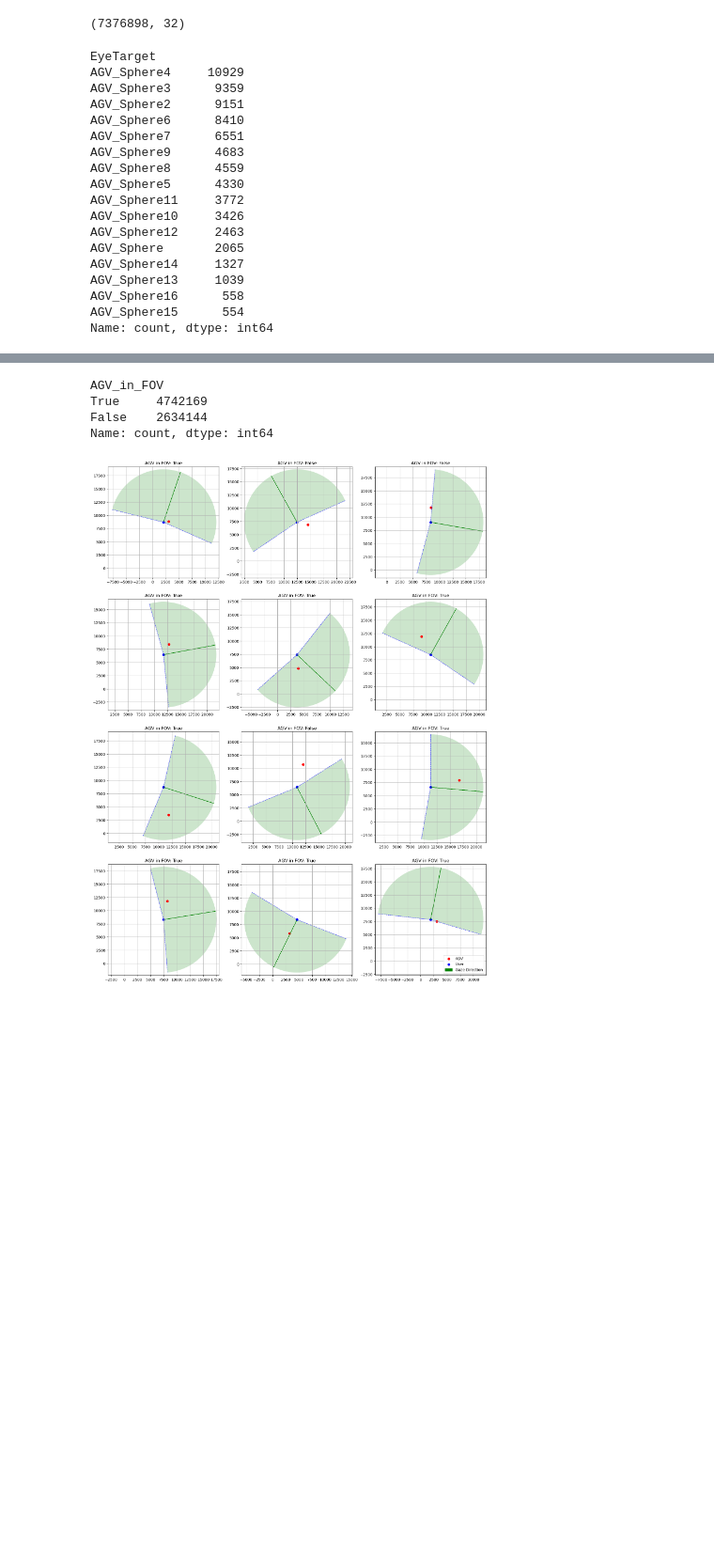
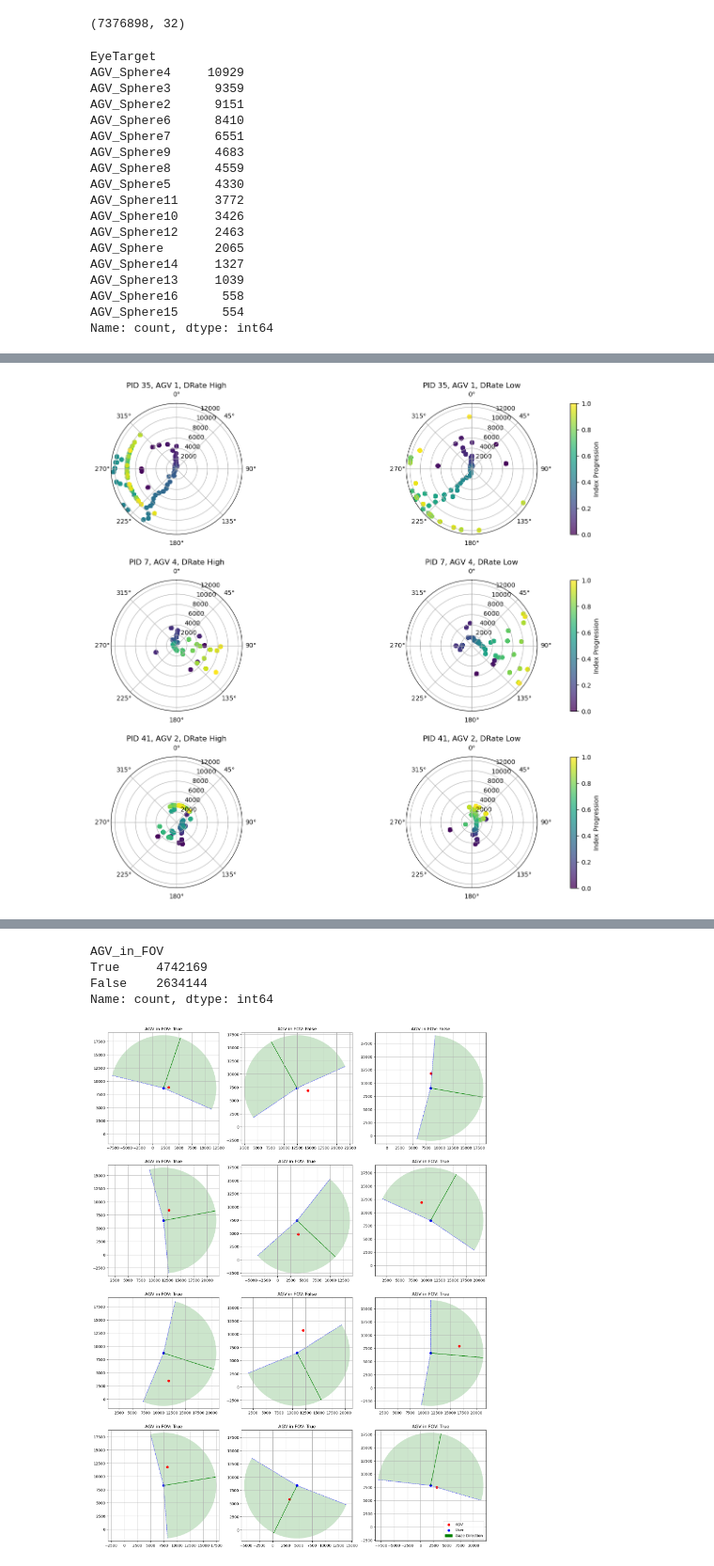
Before and after one commit to Human-centered-Interactive-Autonomy-Lab/human-agv-interaction, a Jupyter notebook: eye-tracking-analysis.ipynb, the cells around one changed output, grey strips where cells are left out. Shown at 94% size. Drawn from its saved outputs; the diff is of its cells as text; code cells hidden in the pictures; blank space fills up the shorter version.

```diff
--- a/eye-tracking-analysis.ipynb
+++ b/eye-tracking-analysis.ipynb
@@ -355,0 +461,81 @@ study_data_by_sec[['Timestamp', 'AGV_in_FOV']].head()
+# %%
+# Step 1: Randomly pick 3 PID and AGVname pairs
+random_groups = study_data_by_sec[['PID', 'AGVname']].drop_duplicates().sample(3, random_state=2025)
+
+# Step 2: Create subplots - 3 groups x 2 DRate conditions (High & Low)
+fig, axes = plt.subplots(3, 2, figsize=(14, 12), subplot_kw={'projection': 'polar'})
+
+# Step 3: Loop through each random group
+for group_idx, (_, row) in enumerate(random_groups.iterrows()):
+    random_pid = row['PID']
+    random_agv = row['AGVname']
+
+    print(f"Selected PID: {random_pid}, AGVname: {random_agv}")
+
+    # Filter the data for this group
+    group_data = study_data_by_sec[
+        (study_data_by_sec['PID'] == random_pid) &
+        (study_data_by_sec['AGVname'] == random_agv)
+    ]
+
+    # Step 4: Create polar plots for both DRate = High and Low
+    for drate_idx, drate in enumerate(['High', 'Low']):
+        ax = axes[group_idx, drate_idx]  # Polar axis for this group/DRate
+
+        # Filter the data for the current DRate
+        drate_data = group_data[group_data['DRate'] == drate].copy()
+
+        if drate_data.empty:
+            ax.set_title(f"PID {random_pid}, AGV {random_agv}, DRate {drate} (No Data)")
+            ax.axis('off')
+            continue
+
+        # Sort data by Timestamp for consistent index progression
+        drate_data = drate_data.sort_values(by='Timestamp').reset_index(drop=True)
+
+        # Limit to the first 24 points
+        # drate_data = drate_data.head(1000)
+
+        # Theta = Gaze_Angle_Degrees converted to radians
+        theta_rad = np.radians(drate_data['Gaze_Angle_Degrees'])
+
+        # r = AGV_User_distance
+        r = drate_data['AGV_User_distance']
+
+        # Color based on index (time progression)
+        color_by_index = np.linspace(0, 1, len(drate_data))  # Gradient from 0 to 1
+
+        # Scatter plot in polar coordinates
+        points = ax.scatter(
+            theta_rad, r,
+            c=color_by_index,            # Color by index progression
+            cmap='viridis',              # Choose colormap (or try 'plasma', 'cool', etc.)
+            alpha=0.75
+        )
+
+        # Add colorbar only for the first column (optional)
+        if drate_idx == 1:
+            cbar = plt.colorbar(points, ax=ax, orientation='vertical', pad=0.1)
+            cbar.set_label('Index Progression')
+
+        # Shade the area between 95° and 265°
+        theta_start_deg = 95
+        theta_end_deg = 265
+        theta_start_rad = np.radians(theta_start_deg)
+        theta_end_rad = np.radians(theta_end_deg)
+        theta_width_rad = theta_end_rad - theta_start_rad
+
+        # Set title for each polar plot
+        ax.set_title(f'PID {random_pid}, AGV {random_agv}, DRate {drate}', fontsize=12)
+
+        # Set r limits to standardize across subplots
+        ax.set_ylim(0, study_data_by_sec['AGV_User_distance'].max())
+
+        # Polar plot settings
+        ax.set_theta_zero_location("N")  # Zero degrees is at the top
+        ax.set_theta_direction(-1)       # Angles increase clockwise
+
+# Layout and show the plots
+plt.tight_layout(pad=2.0)
+plt.show()
+# %% [output]
@@ -355,0 +545 @@ study_data_by_sec[['Timestamp', 'AGV_in_FOV']].head()
+[figure, added]
```
Also changed, not shown: parts of 8 cells of this notebook.
